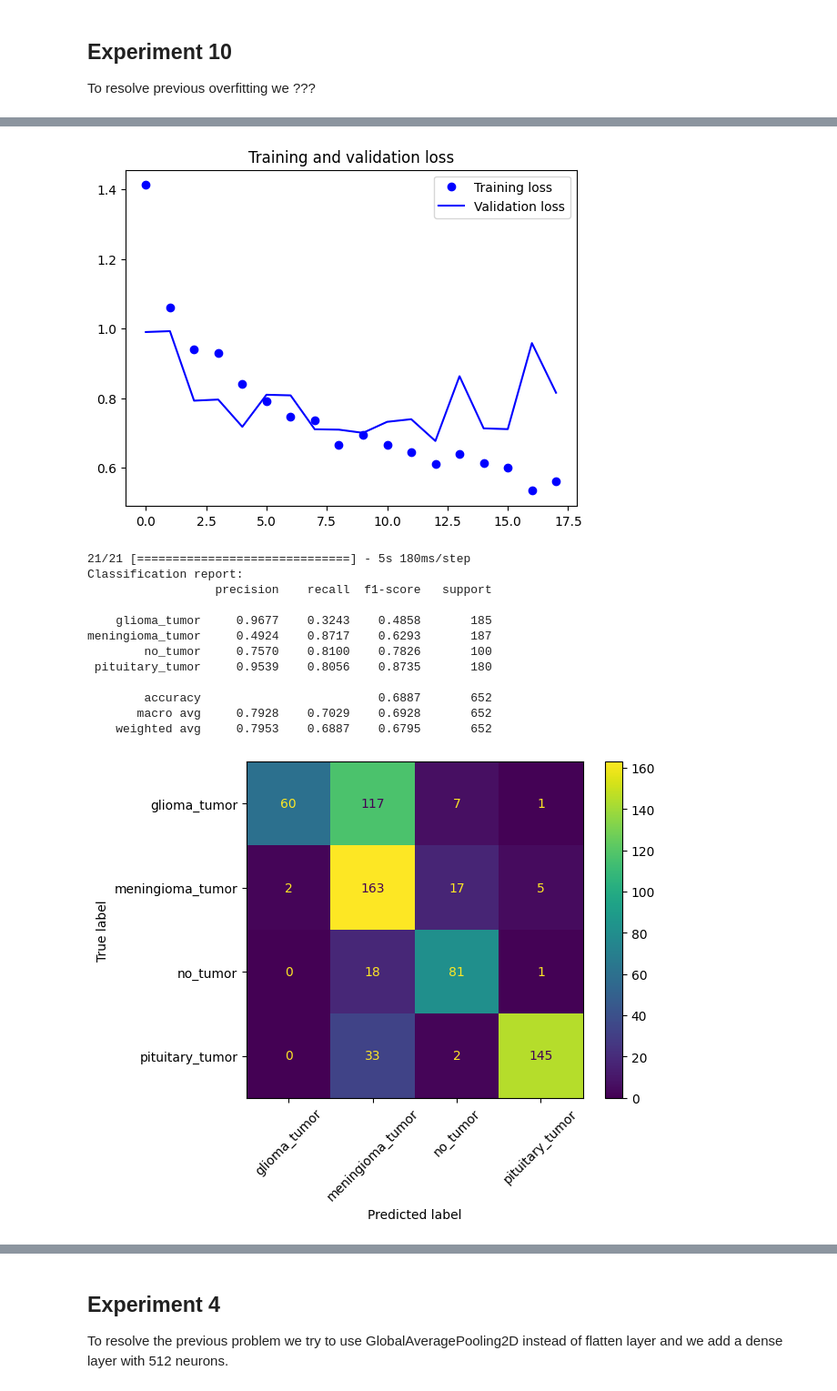
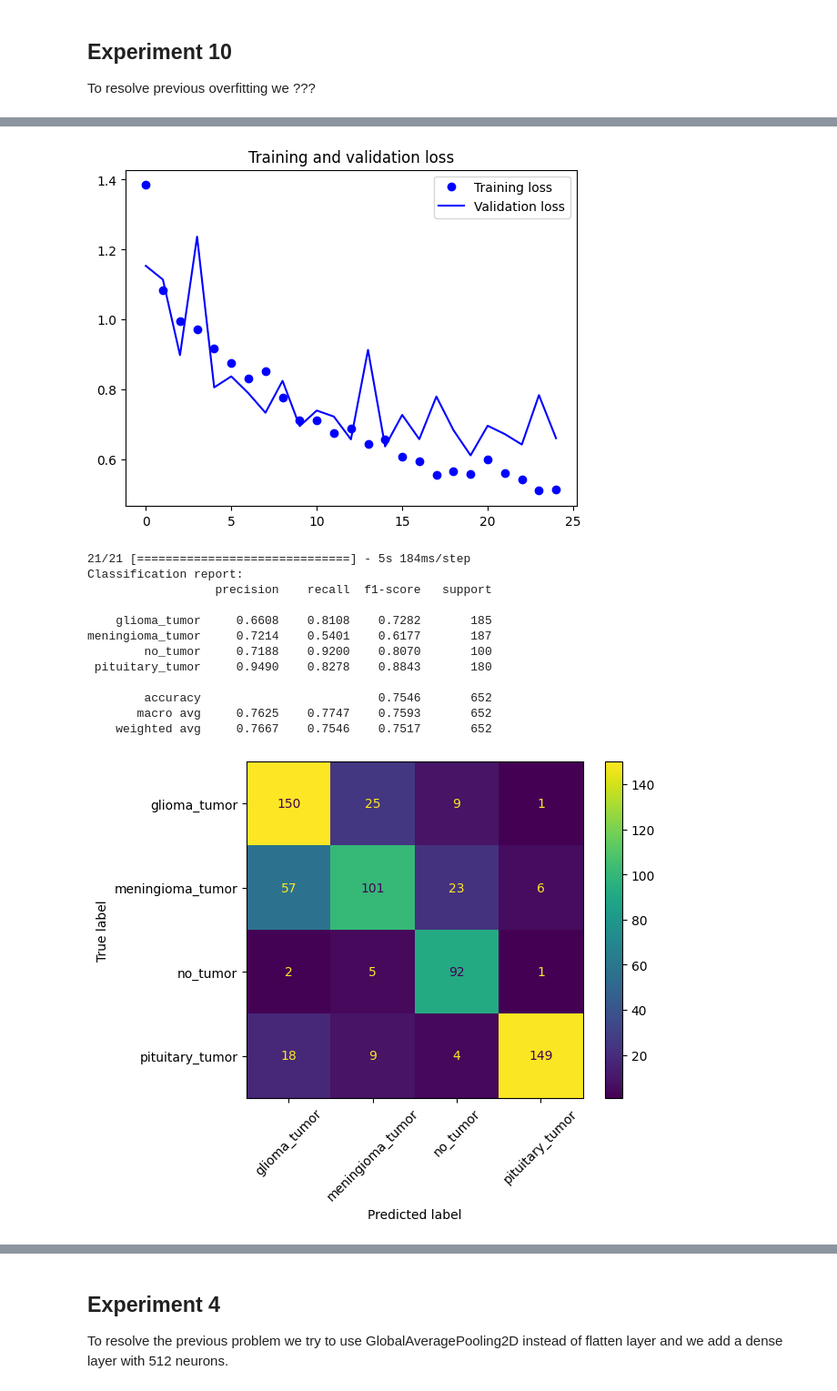
Before and after one commit to mgiorgi13/brain_tumor_classifier, a Jupyter notebook: ResNet_50_pretrained_network.ipynb, the cells around one changed output, grey strips where cells are left out. Shown at 91% size. Saved outputs shown, nothing was run; the diff lists cells and outputs as text; code cells hidden in the pictures.

```diff
--- a/ResNet_50_pretrained_network.ipynb
+++ b/ResNet_50_pretrained_network.ipynb
@@ -479,7 +479,7 @@ To resolve previous overfitting we ???
 model = Sequential()
 model.add(base_model)
 model.add(Flatten())
-model.add(Dense(64, activation='relu'))
+model.add(Dense(32, activation='relu'))
 model.add(Dense(64, activation='relu'))
 model.add(Dense(4, activation='softmax')) #4 classi di output
 
@@ -517,14 +517,14 @@ Epoch 18: val_loss did not improve from 0.67705
-[figure, old version]
+[figure, new version]
-21/21 [==============================] - 5s 180ms/step
+21/21 [==============================] - 5s 184ms/step
 Classification report:
                   precision    recall  f1-score   support
 
-    glioma_tumor     0.9677    0.3243    0.4858       185
-meningioma_tumor     0.4924    0.8717    0.6293       187
-        no_tumor     0.7570    0.8100    0.7826       100
- pituitary_tumor     0.9539    0.8056    0.8735       180
+    glioma_tumor     0.6608    0.8108    0.7282       185
+meningioma_tumor     0.7214    0.5401    0.6177       187
+        no_tumor     0.7188    0.9200    0.8070       100
+ pituitary_tumor     0.9490    0.8278    0.8843       180
 
-        accuracy                         0.6887       652
-       macro avg     0.7928    0.7029    0.6928       652
-    weighted avg     0.7953    0.6887    0.6795       652
+        accuracy                         0.7546       652
+       macro avg     0.7625    0.7747    0.7593       652
+    weighted avg     0.7667    0.7546    0.7517       652
-[figure, old version]
+[figure, new version]
```
Also changed, not shown: parts of 1 cell of this notebook.
